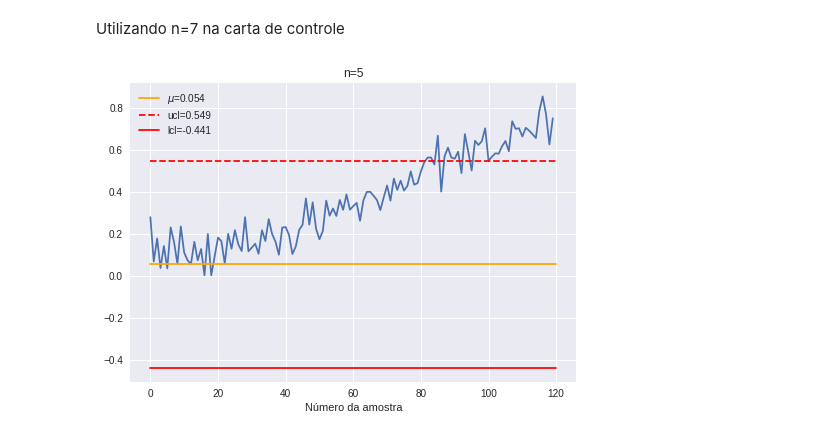
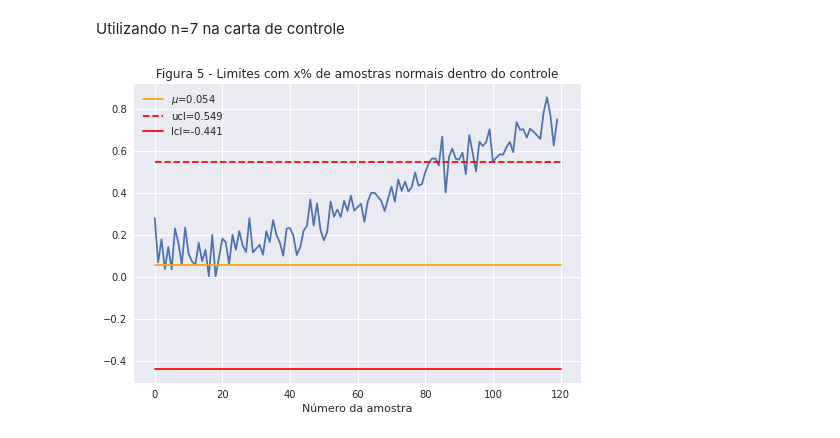
Before and after one commit to ifribeiro/TEI-EstApl, a Jupyter notebook: EPC10.ipynb, the cells around one changed output. Saved outputs shown, nothing was run; the diff lists cells and outputs as text; code cells hidden in the pictures.

```diff
--- a/EPC10.ipynb
+++ b/EPC10.ipynb
@@ -181,12 +181,12 @@ medias_normais_c = calc_media_residuos(amostras_xnormal_c, amostras_ynormal_c, b
 # %%
 fig, ax = plt.subplots()
 x = np.arange(len(medias_normais_c))
 ax.plot(x, medias_normais_c)
 ax.plot([0, len(x)], [media_residuos, media_residuos], c='orange', label=r'$\mu$={:.3f}'.format(media_residuos))
 ax.plot([0, len(x)], [ucl2, ucl2], ls='--', c='red', label='ucl={:.3f}'.format(ucl2))
 ax.plot([0, len(x)], [lcl2, lcl2], c='red', label='lcl={:.3f}'.format(lcl2))
-plt.title("n={}".format(N))
+plt.title("Figura 5 - Limites com x% de amostras normais dentro do controle")
 ax.set_xlabel("Número da amostra")
 plt.legend();
 # %% [output]
-[figure, old version]
+[figure, new version]
```
Also changed, not shown: parts of 19 cells of this notebook.
